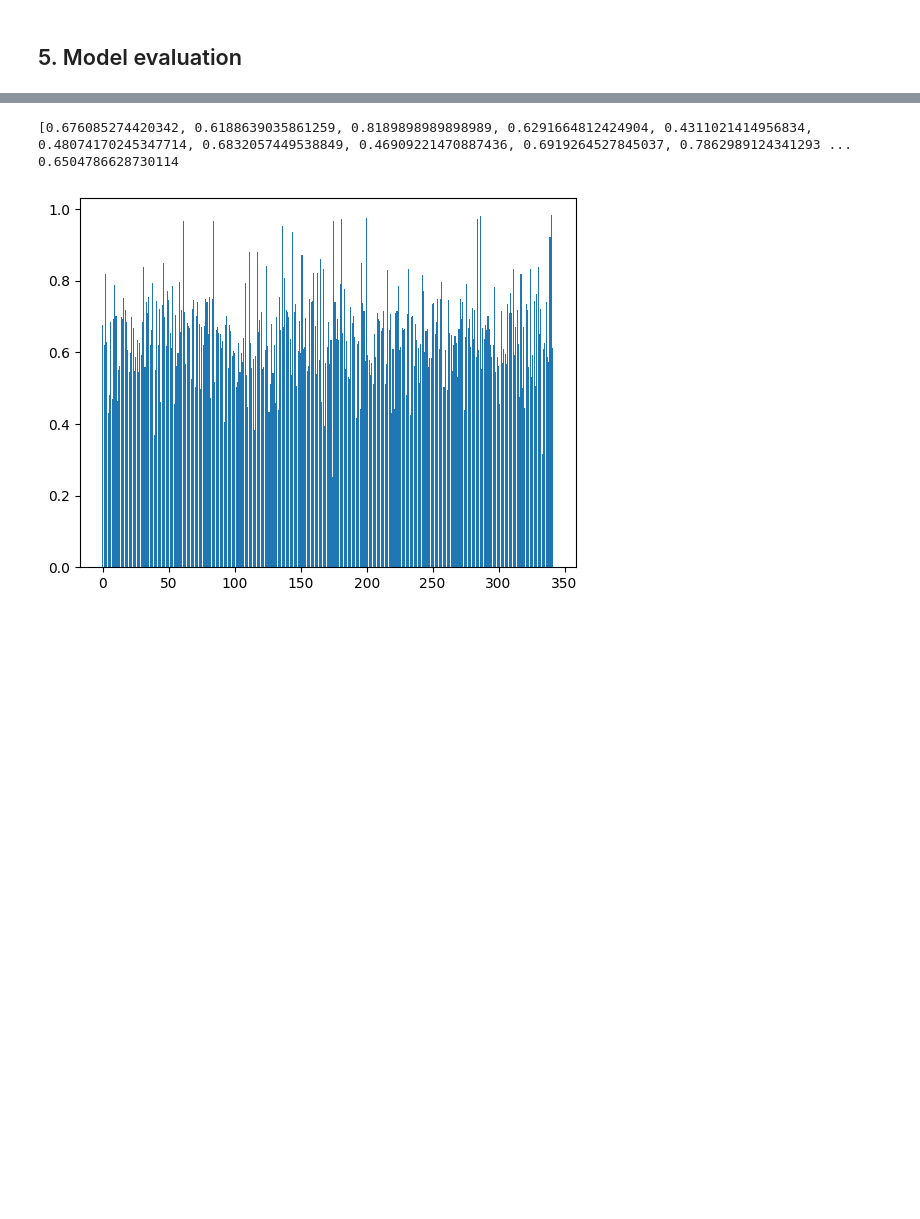
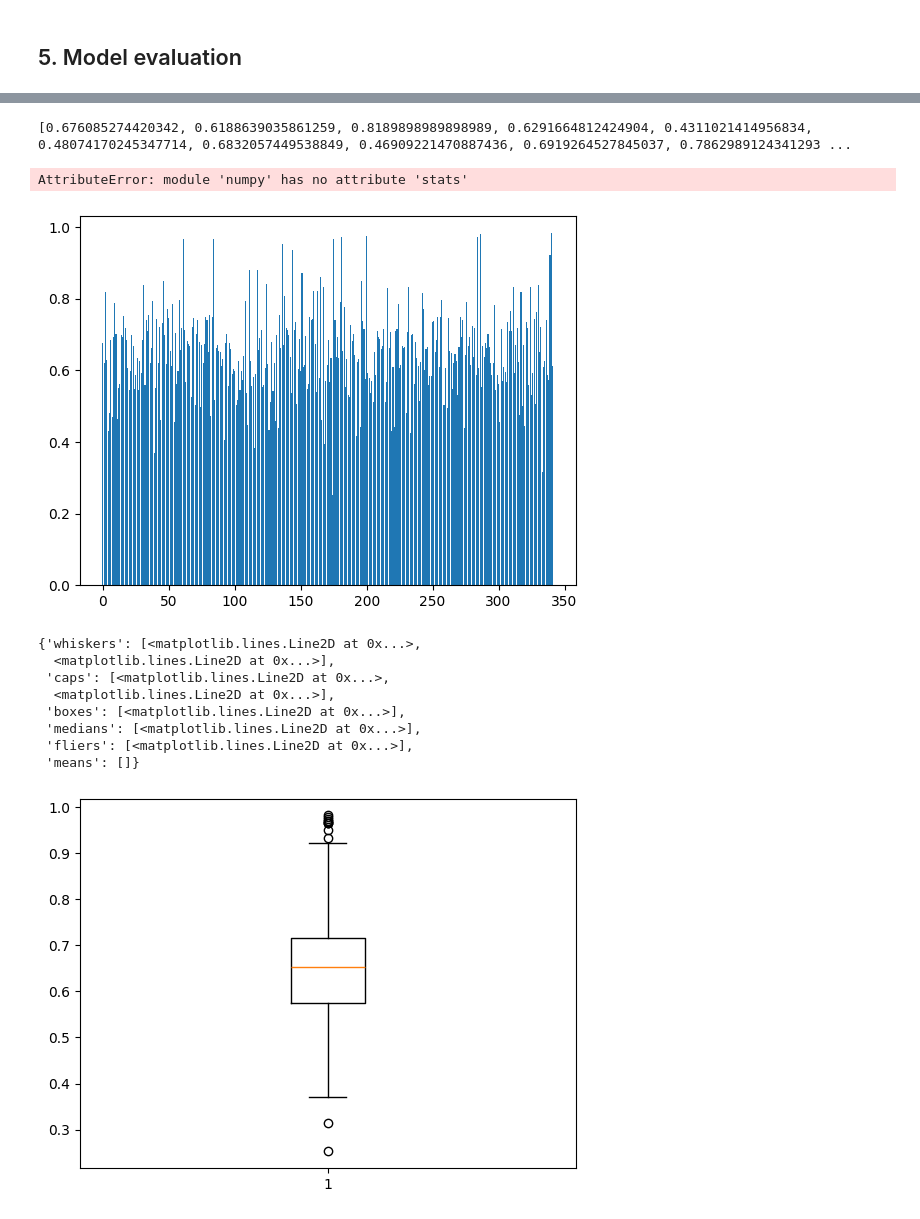
Before and after one commit to AstroAure/IPEO-Species-distribution, a Jupyter notebook: test_multimodal_SDM.ipynb, the cells around one changed output, grey strips where cells are left out. Cells and saved outputs as stored; diff of their text form; code cells hidden in the pictures; blank space fills up the shorter version.

```diff
--- a/test_multimodal_SDM.ipynb
+++ b/test_multimodal_SDM.ipynb
@@ -428,7 +428,7 @@ model=multimodal_SDM()
 stateDict = torch.load(open(f'cnn_states/multimodal_SDM/50.pth', 'rb'), map_location='cpu') # achanger avec le bon nombre d'époquees
 model.load_state_dict(stateDict)
 
-dl_test = load_dataloader(2000,'test')
+dl_test = load_dataloader(1000,'test')
 
 for idx, sample in tqdm(enumerate(dl_test)):
     with torch.no_grad():
@@ -447,5 +447,4 @@ roc_auc= [0 for _ in range(342)]
 for i in range (342):
     fpr[i], tpr[i], _ = roc_curve(target[:, i], pred_test[:, i].detach().numpy())
     roc_auc[i] = auc(fpr[i], tpr[i])
-auc_mean=np.mean(auc)
 # %% [output]
@@ -460,8 +465,20 @@ auc_mean=np.mean(roc_auc)
 
 plt.bar(range(len(roc_auc)), roc_auc)
 print(roc_auc)
-print(np.mean(roc_auc))
+print(np.stats(roc_auc))
 # %% [output]
 [0.676085274420342, 0.6188639035861259, 0.8189898989898989, 0.6291664812424904, 0.4311021414956834, 0.48074170245347714, 0.6832057449538849, 0.46909221470887436, 0.6919264527845037, 0.7862989124341293 ...
-0.6504786628730114
+AttributeError: module 'numpy' has no attribute 'stats'
 [figure]
+# %%
+plt.boxplot(roc_auc)
+# %% [output]
+{'whiskers': [<matplotlib.lines.Line2D at 0x...>,
+  <matplotlib.lines.Line2D at 0x...>],
+ 'caps': [<matplotlib.lines.Line2D at 0x...>,
+  <matplotlib.lines.Line2D at 0x...>],
+ 'boxes': [<matplotlib.lines.Line2D at 0x...>],
+ 'medians': [<matplotlib.lines.Line2D at 0x...>],
+ 'fliers': [<matplotlib.lines.Line2D at 0x...>],
+ 'means': []}
+[figure, added]
```
Also changed, not shown: parts of 3 cells of this notebook, 1 other file.
